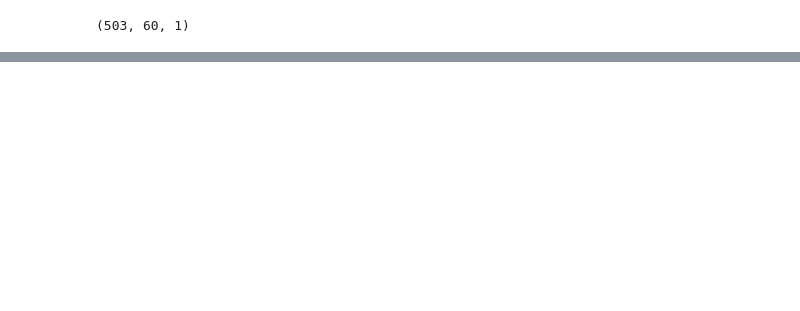
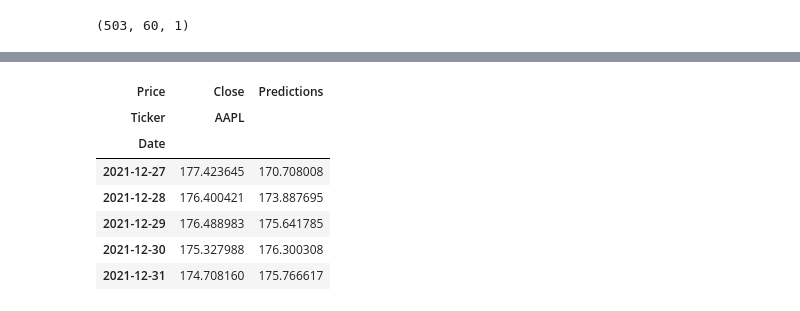
Before and after one commit to Faizaanp/stock-predictions, a Jupyter notebook: stock_prediction.ipynb, the cells around one changed output, grey strips where cells are left out. Saved outputs shown, nothing was run; the diff lists cells and outputs as text; code cells hidden in the pictures; blank space fills up the shorter version.

```diff
--- a/stock_prediction.ipynb
+++ b/stock_prediction.ipynb
@@ -197,0 +218,11 @@ fatal: not a git repository (or any of the parent directories): .git
+# %%
+valid.tail()
+# %% [output]
+| Price | Close | Predictions |
+| Ticker | AAPL |  |
+| Date |  |  |
+| 2021-12-27 | 177.423645 | 170.708008 |
+| 2021-12-28 | 176.400421 | 173.887695 |
+| 2021-12-29 | 176.488983 | 175.641785 |
+| 2021-12-30 | 175.327988 | 176.300308 |
+| 2021-12-31 | 174.708160 | 175.766617 |
```
Also changed, not shown: parts of 11 cells of this notebook.
